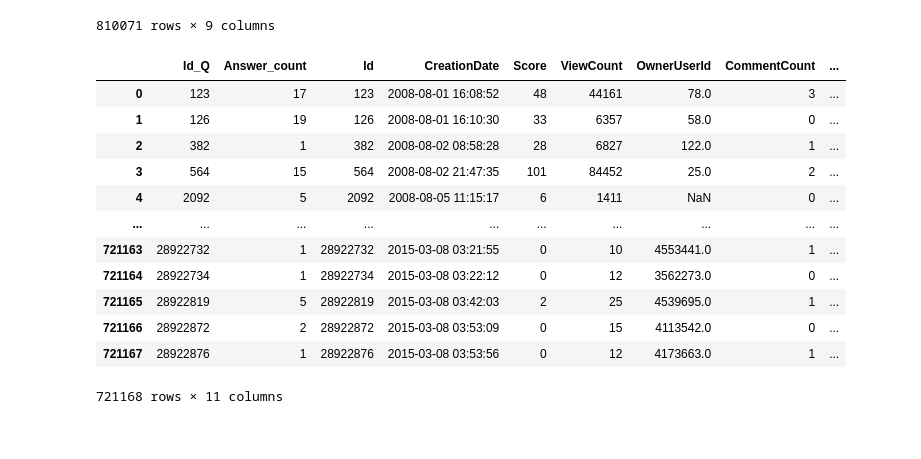
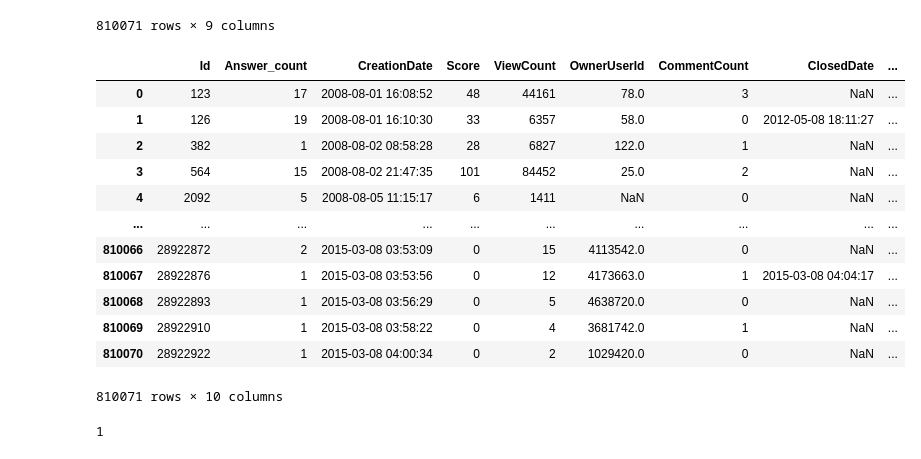
Before and after one commit to mostafa-ja/Data-Mining-fall-2023, a Jupyter notebook: Data_Mining2.ipynb, the cells around one changed output. Saved outputs shown, nothing was run; the diff lists cells and outputs as text; code cells hidden in the pictures.

```diff
--- a/Data_Mining2.ipynb
+++ b/Data_Mining2.ipynb
@@ -588,0 +573,4 @@ merged_A_Q.groupby('Id_Q').count().reset_index()
+# %%
+merged_Q_A2 = pd.merge(questions, Q_A, left_on='Id', right_on='QId', how='left')
+merged_Q_A2 = pd.merge(merged_Q_A2, answers, left_on='AId', right_on='Id', how='left',suffixes=('_Q', '_A'))
+merged_Q_A2.head()
@@ -589,4 +676,4 @@ merged_A_Q.groupby('Id_Q').count().reset_index()
 # %%
-new_df = merged_A_Q.groupby('Id_Q').size().reset_index(name='Answer_count')
+new_df = merged_Q_A2.groupby('Id').size().reset_index(name='Answer_count')
 new_df
 # %% [output]
@@ -620,19 +707,23 @@ questions
 | 810070 | 28922922 | 2015-03-08 04:00:34 | 0 | 2 | 1029420.0 | 0 | NaN | 0 | ... |
 810071 rows × 9 columns
 # %%
-merged_C_Q = pd.merge(new_df, questions, left_on='Id_Q', right_on='Id', how='inner')
+merged_C_Q = pd.merge(new_df, questions, left_on='Id', right_on='Id', how='inner')
 merged_C_Q
 # %% [output]
-|  | Id_Q | Answer_count | Id | CreationDate | Score | ViewCount | OwnerUserId | CommentCount | ... |
-| 0 | 123 | 17 | 123 | 2008-08-01 16:08:52 | 48 | 44161 | 78.0 | 3 | ... |
-| 1 | 126 | 19 | 126 | 2008-08-01 16:10:30 | 33 | 6357 | 58.0 | 0 | ... |
-| 2 | 382 | 1 | 382 | 2008-08-02 08:58:28 | 28 | 6827 | 122.0 | 1 | ... |
-| 3 | 564 | 15 | 564 | 2008-08-02 21:47:35 | 101 | 84452 | 25.0 | 2 | ... |
-| 4 | 2092 | 5 | 2092 | 2008-08-05 11:15:17 | 6 | 1411 | NaN | 0 | ... |
+|  | Id | Answer_count | CreationDate | Score | ViewCount | OwnerUserId | CommentCount | ClosedDate | ... |
+| 0 | 123 | 17 | 2008-08-01 16:08:52 | 48 | 44161 | 78.0 | 3 | NaN | ... |
+| 1 | 126 | 19 | 2008-08-01 16:10:30 | 33 | 6357 | 58.0 | 0 | 2012-05-08 18:11:27 | ... |
+| 2 | 382 | 1 | 2008-08-02 08:58:28 | 28 | 6827 | 122.0 | 1 | NaN | ... |
+| 3 | 564 | 15 | 2008-08-02 21:47:35 | 101 | 84452 | 25.0 | 2 | NaN | ... |
+| 4 | 2092 | 5 | 2008-08-05 11:15:17 | 6 | 1411 | NaN | 0 | NaN | ... |
 | ... | ... | ... | ... | ... | ... | ... | ... | ... | ... |
-| 721163 | 28922732 | 1 | 28922732 | 2015-03-08 03:21:55 | 0 | 10 | 4553441.0 | 1 | ... |
-| 721164 | 28922734 | 1 | 28922734 | 2015-03-08 03:22:12 | 0 | 12 | 3562273.0 | 0 | ... |
-| 721165 | 28922819 | 5 | 28922819 | 2015-03-08 03:42:03 | 2 | 25 | 4539695.0 | 1 | ... |
-| 721166 | 28922872 | 2 | 28922872 | 2015-03-08 03:53:09 | 0 | 15 | 4113542.0 | 0 | ... |
-| 721167 | 28922876 | 1 | 28922876 | 2015-03-08 03:53:56 | 0 | 12 | 4173663.0 | 1 | ... |
+| 810066 | 28922872 | 2 | 2015-03-08 03:53:09 | 0 | 15 | 4113542.0 | 0 | NaN | ... |
+| 810067 | 28922876 | 1 | 2015-03-08 03:53:56 | 0 | 12 | 4173663.0 | 1 | 2015-03-08 04:04:17 | ... |
+| 810068 | 28922893 | 1 | 2015-03-08 03:56:29 | 0 | 5 | 4638720.0 | 0 | NaN | ... |
+| 810069 | 28922910 | 1 | 2015-03-08 03:58:22 | 0 | 4 | 3681742.0 | 1 | NaN | ... |
+| 810070 | 28922922 | 1 | 2015-03-08 04:00:34 | 0 | 2 | 1029420.0 | 0 | NaN | ... |
-721168 rows × 11 columns
+810071 rows × 10 columns
+# %%
+merged_C_Q['Answer_count'].min()
+# %% [output]
+1
```
Also changed, not shown: parts of 16 cells of this notebook.
